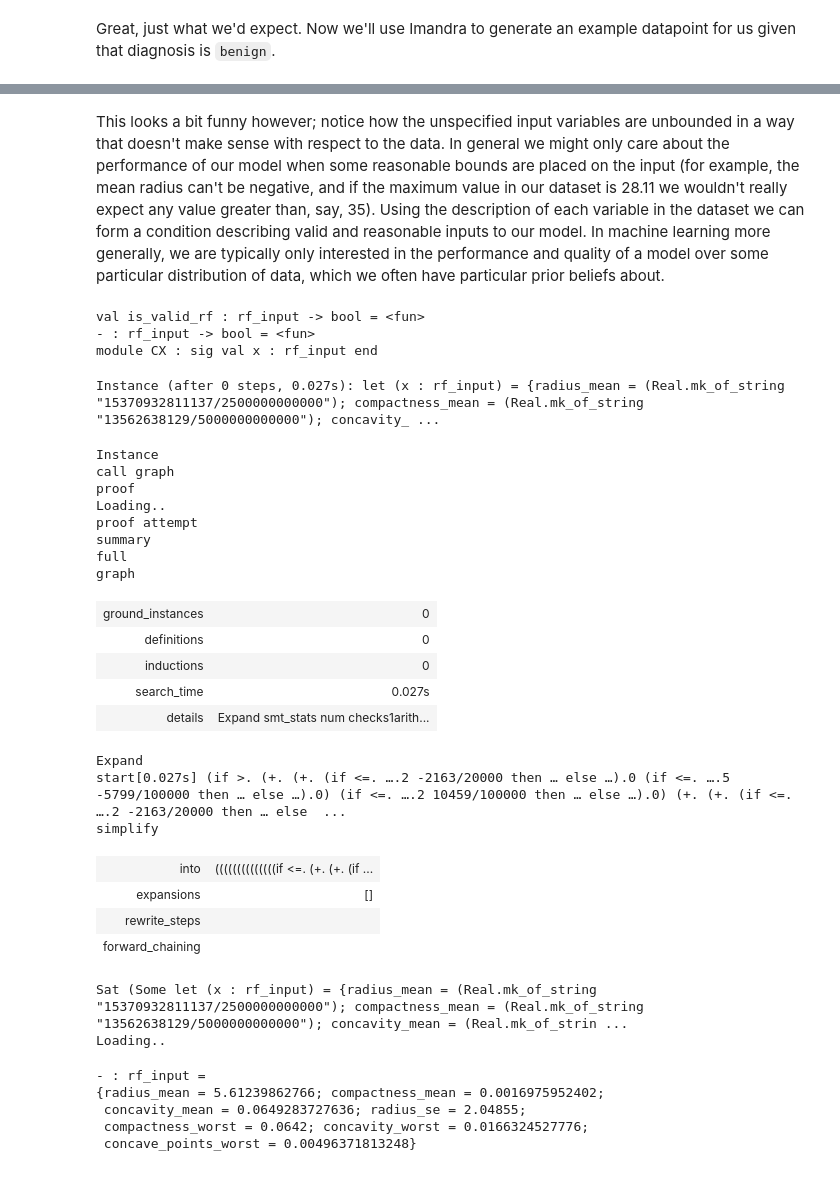
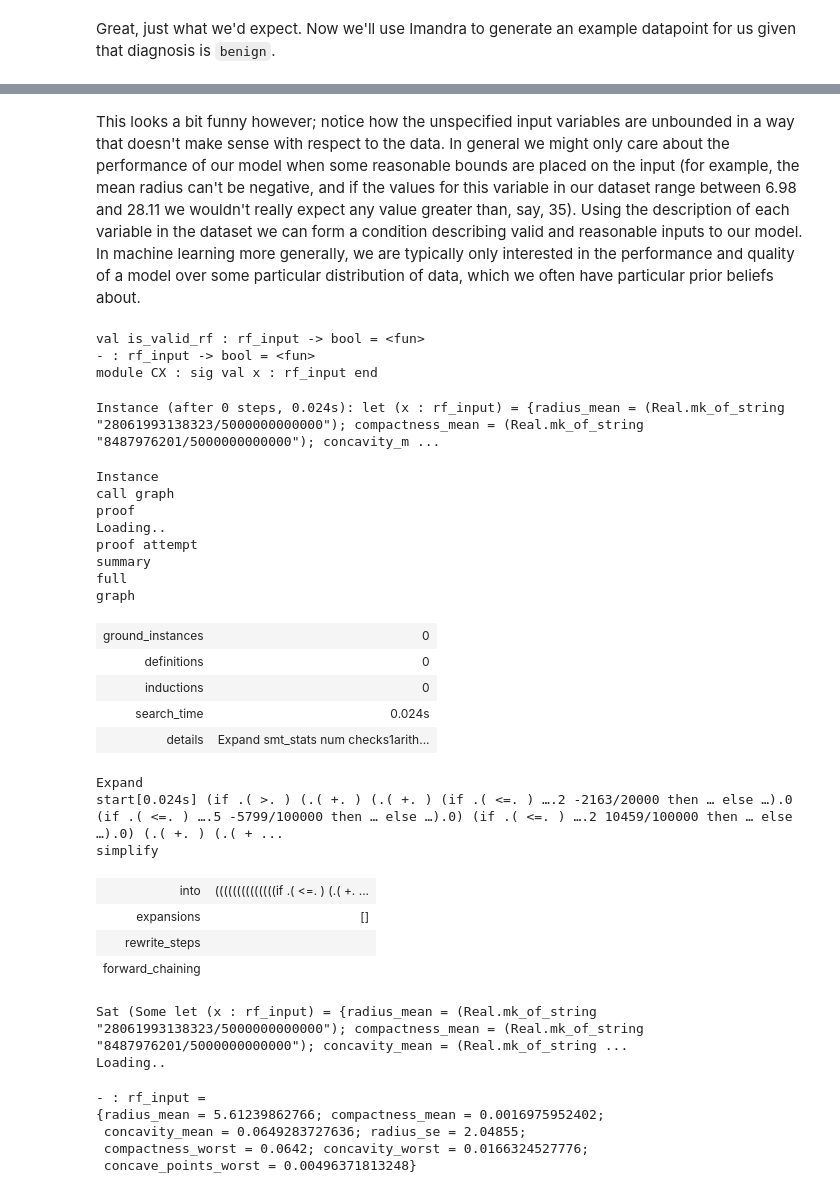
Before and after one commit to imandra-ai/imandra-stats-experiments, a Jupyter notebook: supervised_learning/supervised_learning.ipynb, the cells around one changed output, grey strips where cells are left out. Saved outputs shown, nothing was run; the diff lists cells and outputs as text; code cells hidden in the pictures.

```diff
--- a/supervised_learning/supervised_learning.ipynb
+++ b/supervised_learning/supervised_learning.ipynb
@@ -223,43 +226,42 @@ CX.x;;
 # %% [markdown]
-This looks a bit funny however; notice how the unspecified input variables are unbounded in a way that doesn't make sense with respect to the data. In general we might only care about the performance of our model when some reasonable bounds are placed on the input (for example, the mean radius can't be negative, and if the maximum value in our dataset is 28.11 we wouldn't really expect any value greater than, say, 35). Using the description of each variable in the dataset we can form a condition describing valid and reasonable inputs to our model. In machine learning more generally, we are typically only interested in the performance and quality of a model over some particular distribution of data, which we often have particular prior beliefs about.
+This looks a bit funny however; notice how the unspecified input variables are unbounded in a way that doesn't make sense with respect to the data. In general we might only care about the performance of our model when some reasonable bounds are placed on the input (for example, the mean radius can't be negative, and if the values for this variable in our dataset range between 6.98 and 28.11 we wouldn't really expect any value greater than, say, 35). Using the description of each variable in the dataset we can form a condition describing valid and reasonable inputs to our model. In machine learning more generally, we are typically only interested in the performance and quality of a model over some particular distribution of data, which we often have particular prior beliefs about.
 # %%
-let is_valid_rf input = if
-    5.0 <=. input.radius_mean && input.radius_mean <=. 35.0 &&
-    0.0 <=. input.compactness_mean && input.compactness_mean <=. 0.4 &&
-    0.0 <=. input.concavity_mean && input.concavity_mean <=. 0.5 &&
-    0.0 <=. input.radius_se && input.radius_se <=. 3.5 &&
-    0.0 <=. input.compactness_worst && input.compactness_worst <=. 1.2 &&
-    0.0 <=. input.concavity_worst && input.concavity_worst <=. 1.5 &&
-    0.0 <=. input.concave_points_worst && input.concave_points_worst <=. 0.35
-    then true else false;;
+let is_valid_rf input =
+  5.0 <=. input.radius_mean && input.radius_mean <=. 35.0 &&
+  0.0 <=. input.compactness_mean && input.compactness_mean <=. 0.4 &&
+  0.0 <=. input.concavity_mean && input.concavity_mean <=. 0.5 &&
+  0.0 <=. input.radius_se && input.radius_se <=. 3.5 &&
+  0.0 <=. input.compactness_worst && input.compactness_worst <=. 1.2 &&
+  0.0 <=. input.concavity_worst && input.concavity_worst <=. 1.5 &&
+  0.0 <=. input.concave_points_worst && input.concave_points_worst <=. 0.35
 
-instance (fun x -> rf_model x = "benign" && is_valid_rf x);;
+instance (fun x -> rf_model x = "benign" && is_valid_rf x)
 # %% [output]
 val is_valid_rf : rf_input -> bool = <fun>
 - : rf_input -> bool = <fun>
 module CX : sig val x : rf_input end
-Instance (after 0 steps, 0.027s): let (x : rf_input) = {radius_mean = (Real.mk_of_string "15370932811137/2500000000000"); compactness_mean = (Real.mk_of_string "13562638129/5000000000000"); concavity_ ...
+Instance (after 0 steps, 0.024s): let (x : rf_input) = {radius_mean = (Real.mk_of_string "28061993138323/5000000000000"); compactness_mean = (Real.mk_of_string "8487976201/5000000000000"); concavity_m ...
 Instance
 call graph
 proof
 Loading..
 proof attempt
 summary
 full
 graph
 | ground_instances | 0 |
 | definitions | 0 |
 | inductions | 0 |
-| search_time | 0.027s |
+| search_time | 0.024s |
 | details | Expand smt_stats num checks1arith... |
 Expand
-start[0.027s] (if >. (+. (+. (if <=. ….2 -2163/20000 then … else …).0 (if <=. ….5 -5799/100000 then … else …).0) (if <=. ….2 10459/100000 then … else …).0) (+. (+. (if <=. ….2 -2163/20000 then … else  ...
+start[0.024s] (if .( >. ) (.( +. ) (.( +. ) (if .( <=. ) ….2 -2163/20000 then … else …).0 (if .( <=. ) ….5 -5799/100000 then … else …).0) (if .( <=. ) ….2 10459/100000 then … else …).0) (.( +. ) (.( + ...
 simplify
-| into | ((((((((((((((if <=. (+. (+. (if ... |
+| into | ((((((((((((((if .( <=. ) (.( +. ... |
 | expansions | [] |
 | rewrite_steps |  |
 | forward_chaining |  |
-Sat (Some let (x : rf_input) = {radius_mean = (Real.mk_of_string "15370932811137/2500000000000"); compactness_mean = (Real.mk_of_string "13562638129/5000000000000"); concavity_mean = (Real.mk_of_strin ...
+Sat (Some let (x : rf_input) = {radius_mean = (Real.mk_of_string "28061993138323/5000000000000"); compactness_mean = (Real.mk_of_string "8487976201/5000000000000"); concavity_mean = (Real.mk_of_string ...
 Loading..
 # %%
 CX.x
```
Also changed, not shown: parts of 32 cells of this notebook.
